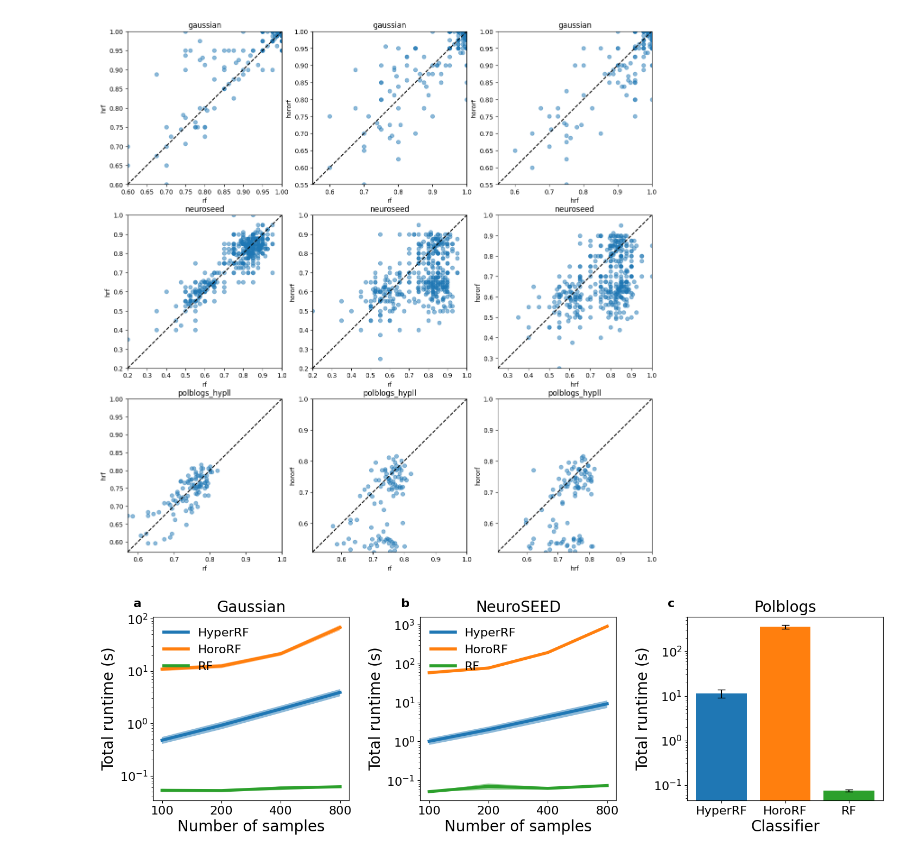
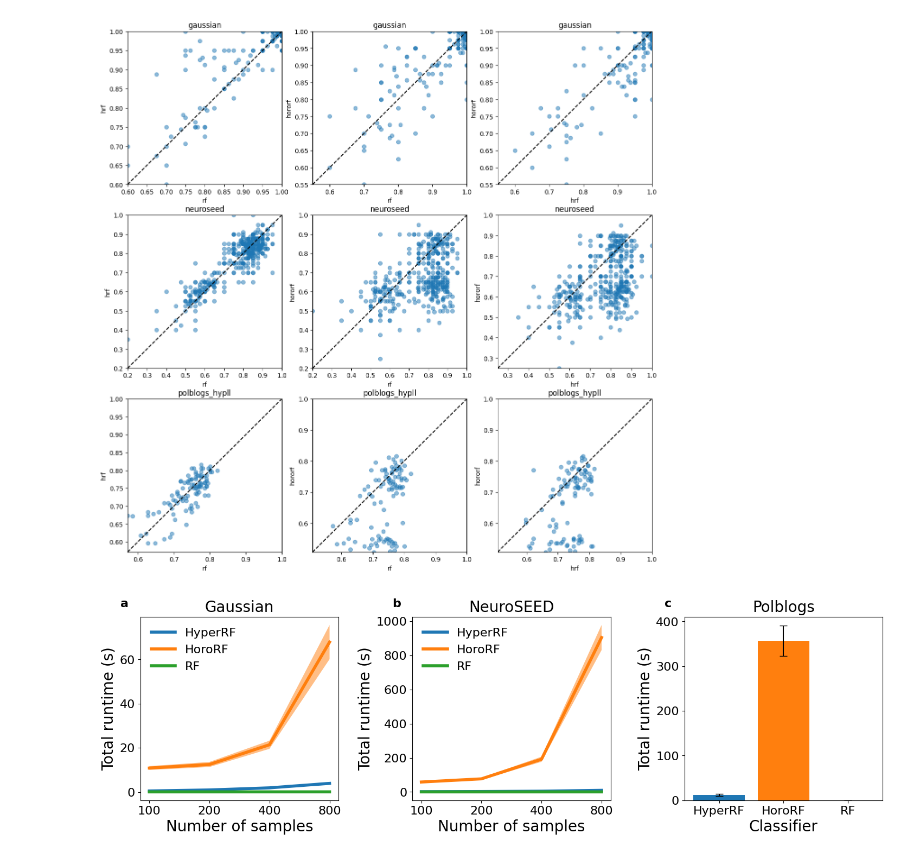
Before and after one commit to pchlenski/hyperdt, a Jupyter notebook: notebooks/25_statistical_testing_benchmarks.ipynb, the cells around one changed output. Cells and saved outputs as stored; diff of their text form; code cells hidden in the pictures.

```diff
--- a/notebooks/25_statistical_testing_benchmarks.ipynb
+++ b/notebooks/25_statistical_testing_benchmarks.ipynb
@@ -287,32 +296,32 @@ for dataset, ax in zip(datasets, axs):
         ax.legend(loc="upper left", frameon=False)
 
     else:
         to_plot = data_filtered.groupby("clf")["time"]
         for clf in clfs:
             ax.bar(
                 clf_names[clf],
                 to_plot.mean()[clf],
                 yerr=to_plot.std()[clf] / np.sqrt(to_plot.count()[clf]) * 1.96,  # * 1.96,
                 capsize=5,
             )
         ax.set_xlabel("Classifier")
 
     # Add labels
     ax.set_title(dataset_names[dataset])
     ax.set_ylabel("Total runtime (s)")
 
     # Label subfigures
     ax.text(
         -0.1,
         1.1,
         chr(ord("a") + list(datasets).index(dataset)),
         transform=ax.transAxes,
         fontsize=16,
         fontweight="bold",
         va="top",
     )
-    ax.set_yscale("log")
+    # ax.set_yscale("log")
 
 fig.tight_layout()
 # %% [output]
-[figure, old version]
+[figure, new version]
```
Also changed, not shown: parts of 1 cell of this notebook, 5 other files.
